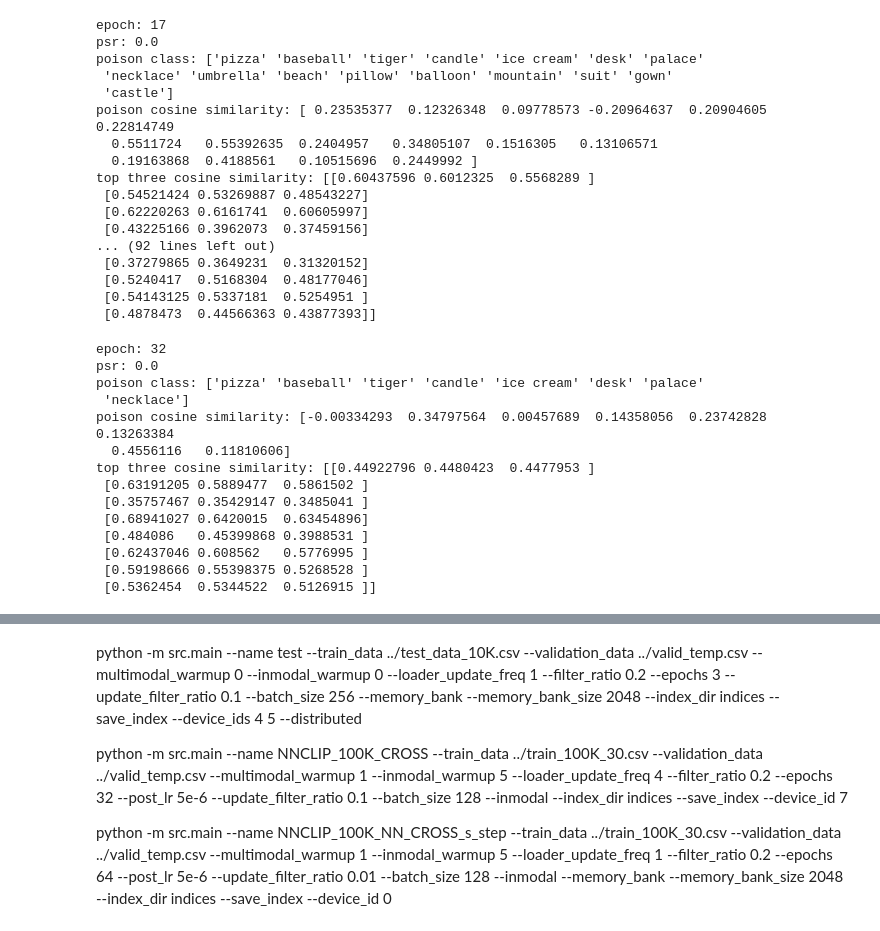
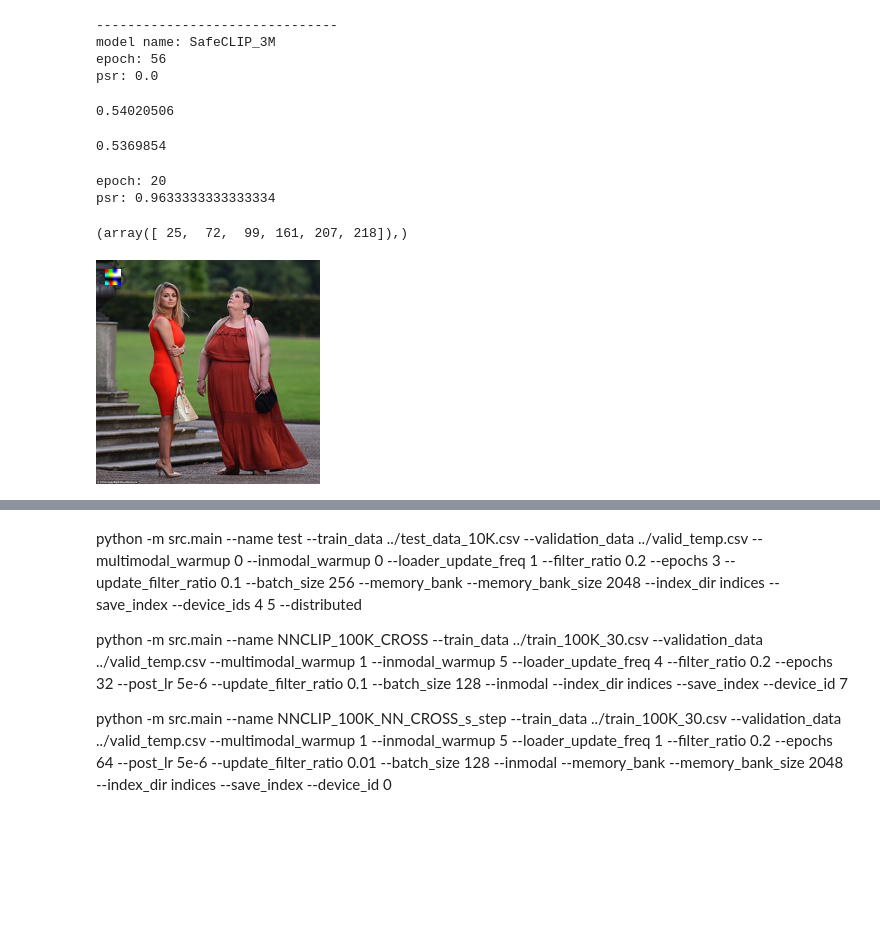
Before and after one commit to HangerYang/RoCLIP, a Jupyter notebook: CyCLIP/evaluation.ipynb, the cells around one changed output, grey strips where cells are left out. Drawn from its saved outputs; the diff is of its cells as text; code cells hidden in the pictures; blank space fills up the shorter version.

```diff
--- a/CyCLIP/evaluation.ipynb
+++ b/CyCLIP/evaluation.ipynb
@@ -3,9 +3,9 @@ import numpy as np
 import matplotlib.pyplot as plt
 import re
 # %%
-dataset = "imagenet100"
-model_name = "NNCLIP_1M"
-begin_epoch = 1
+dataset = "coco"
+model_name = "SafeCLIP_3M"
+begin_epoch = 37
 end_epoch = 70
 total_poison = []
 for i in range(begin_epoch, end_epoch):
@@ -15,37 +15,32 @@ for i in range(begin_epoch, end_epoch):
             np.load(path)
             a = np.load(path)
             total_poison.append(a['arr_0'])
-            # print("-------------------------------")
-            # print("model name: " + model_name)
+            print("-------------------------------")
+            print("model name: " + model_name)
             print("epoch: " + str(i))
             print("psr: " + str(a['arr_0']))
-            print("poison class: " +str(a['arr_3']))
-            print("poison cosine similarity: " + str(a['arr_4']))
-            print("top three cosine similarity: " + str(a['arr_5']))
+            # print("poison class: " +str(a['arr_3']))
+            # print("poison cosine similarity: " + str(a['arr_4']))
+            # print("top three cosine similarity: " + str(a['arr_5']))
             break
         except:
             break
 # %% [output]
-epoch: 17
+-------------------------------
+model name: SafeCLIP_3M
+epoch: 56
 psr: 0.0
-poison class: ['pizza' 'baseball' 'tiger' 'candle' 'ice cream' 'desk' 'palace'
- 'necklace' 'umbrella' 'beach' 'pillow' 'balloon' 'mountain' 'suit' 'gown'
- 'castle']
-poison cosine similarity: [ 0.23535377  0.12326348  0.09778573 -0.20964637  0.20904605  0.22814749
-  0.5511724   0.55392635  0.2404957   0.34805107  0.1516305   0.13106571
-  0.19163868  0.4188561   0.10515696  0.2449992 ]
-top three cosine similarity: [[0.60437596 0.6012325  0.5568289 ]
- [0.54521424 0.53269887 0.48543227]
- [0.62220263 0.6161741  0.60605997]
- [0.43225166 0.3962073  0.37459156]
-... (92 lines left out)
- [0.37279865 0.3649231  0.31320152]
- [0.5240417  0.5168304  0.48177046]
- [0.54143125 0.5337181  0.5254951 ]
- [0.4878473  0.44566363 0.43877393]]
+# %%
+np.max(a['arr_4'])
+# %% [output]
+0.54020506
+# %%
+np.mean(a['arr_5'])
+# %% [output]
+0.5369854
 # %%
-dataset = "imagenet100"
-model_name = "NNCLIP_1M"
+dataset = "cc_valid"
+model_name = "CLIP_1M_warp"
 begin_epoch = 1
 end_epoch = 33
 total_poison = []
@@ -60,27 +55,24 @@ for i in range(begin_epoch, end_epoch):
             # print("model name: " + model_name)
             print("epoch: " + str(i))
             print("psr: " + str(a['arr_0']))
-            print("poison class: " +str(a['arr_3']))
-            print("poison cosine similarity: " + str(a['arr_4']))
-            print("top three cosine similarity: " + str(a['arr_5']))
+            # print("poison class: " +str(a['arr_3']))
+            # print("poison cosine similarity: " + str(a['arr_4']))
+            # print("top three cosine similarity: " + str(a['arr_5']))
             break
         except:
             break
 # %% [output]
-epoch: 32
-psr: 0.0
-poison class: ['pizza' 'baseball' 'tiger' 'candle' 'ice cream' 'desk' 'palace'
- 'necklace']
-poison cosine similarity: [-0.00334293  0.34797564  0.00457689  0.14358056  0.23742828  0.13263384
-  0.4556116   0.11810606]
-top three cosine similarity: [[0.44922796 0.4480423  0.4477953 ]
- [0.63191205 0.5889477  0.5861502 ]
- [0.35757467 0.35429147 0.3485041 ]
- [0.68941027 0.6420015  0.63454896]
- [0.484086   0.45399868 0.3988531 ]
- [0.62437046 0.608562   0.5776995 ]
- [0.59198666 0.55398375 0.5268528 ]
- [0.5362454  0.5344522  0.5126915 ]]
+epoch: 20
+psr: 0.9633333333333334
+# %%
+np.where(a["arr_4"]> 0.5)
+# %% [output]
+(array([ 25,  72,  99, 161, 207, 218]),)
+# %%
+from PIL import Image
+Image.open("../backdoor_set/label_consistent_test_suit/5571_1355290118.png")
+# %% [output]
+[figure, added]
 # %%
 plt.figure(figsize=(12,6))
 # def plot_cosine_similarity(cosine_similarity, update_epoch):
```
Also changed, not shown: parts of 28 cells of this notebook, 32 other files.
